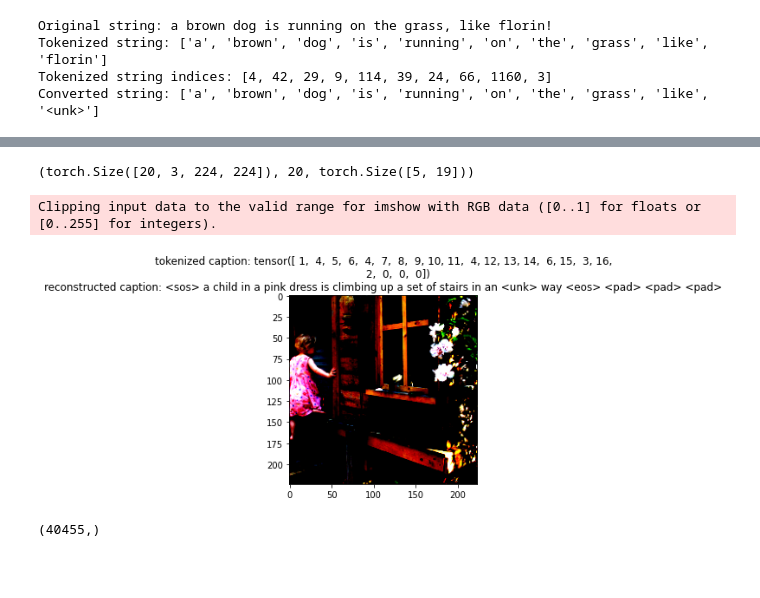
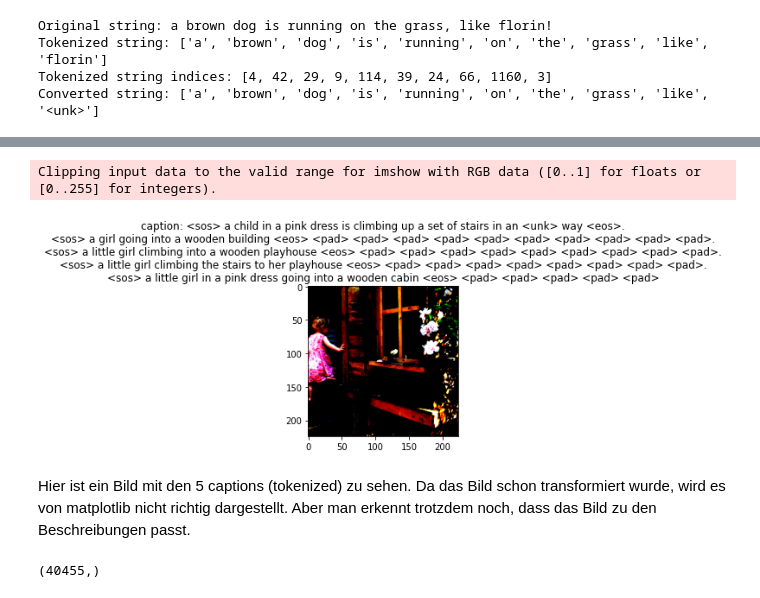
Before and after one commit to florinbarbisch/del, a Jupyter notebook: mc2.ipynb, the cells around one changed output, grey strips where cells are left out. Drawn from its saved outputs; the diff is of its cells as text; code cells hidden in the pictures; blank space fills up the shorter version.

```diff
--- a/mc2.ipynb
+++ b/mc2.ipynb
@@ -43,8 +48,8 @@ config = dict(
     embedding_dim = 512,
     hidden_dim = 512,
     lstm_layers = 1,
-    max_caption_length = 40,
-    beam_size = 5,
+    max_caption_length = 15,
+    beam_size = 2,
     seed = 42,
     debug = False,
 )
@@ -153,8 +175,12 @@ class Flickr8kDataset(Dataset):
         Args:
             root_dir (string): Directory with all the images.
             captions_file (string): Path to the txt file with captions.
+            image_ids (list): List of image ids to use.
+            tokenizer (callable): Tokenizer for captions.
+            vocab (Vocab): Vocab object.
             transform (callable, optional): Optional transform to be applied
                 on a image sample.
+            group_by_image (bool): Group captions by image. If True then each image will return all its captions.
         """
         self.root_dir = root_dir
         self.df = pd.read_csv(captions_file, delimiter='|')
@@ -204,7 +230,6 @@ class Flickr8kDataset(Dataset):
             img_name = list(self.images.keys())[idx]
             image = self.images[img_name]
             captions = self.df[self.df['image_name'] == img_name]['caption_text'].tolist()
-            #captions = torch.nn.utils.rnn.pad_sequence(captions, batch_first=True, padding_value=self.vocab.pad_idx)
             return image, captions
         else:
             caption, img_name = self.captions_image_names[idx]
@@ -226,39 +261,36 @@ class Collate:
+# %%
+data_loader_group_by_image = DataLoader(dataset_group_by_image,
+                         batch_size=config["batch_size"],
+                         shuffle=False,
+                         pin_memory=True,
+                         collate_fn=Collate(vocab.pad_idx))
+for i, (images, captions) in enumerate(data_loader_group_by_image):
+    token_captions = captions[0]
+    reconstructed_caption = [[vocab.idx_to_token(idx) for idx in token_caption] for token_caption in token_captions]
+    plt.imshow(images[0].permute(1, 2, 0))
+    strs = '.\n'.join([' '.join(cap) for cap in reconstructed_caption])
+    plt.title(f"caption: {strs}")
+    plt.tight_layout()
+    plt.show()
+    break
+# %% [output]
+Clipping input data to the valid range for imshow with RGB data ([0..1] for floats or [0..255] for integers).
+[figure, added]
+# %% [markdown]
+Hier ist ein Bild mit den 5 captions (tokenized) zu sehen. Da das Bild schon transformiert wurde, wird es von matplotlib nicht richtig dargestellt. Aber man erkennt trotzdem noch, dass das Bild zu den Beschreibungen passt.
 # %%
-group_by_image = True
-dataset = Flickr8kDataset(config["image_dir"],
+test_dataset = Flickr8kDataset(config["image_dir"],
                           config["caption_file"],
-                            None,
+                          None,
                           special_word_tokenizer.tokenize,
                           vocab,
                           models.ResNet50_Weights.IMAGENET1K_V1.transforms(),
-                          group_by_image=group_by_image)
-(dataset[0][0].shape, dataset[0][1])
-
-test_loader = DataLoader(dataset,
+                          group_by_image=False)
+test_data_loader = DataLoader(test_dataset,
                          batch_size=config["batch_size"],
                          shuffle=False,
                          pin_memory=True,
-                         collate_fn=Collate(vocab.pad_idx))# if not group_by_image else None)
-len(next(iter(test_loader))[1][0])
-next(iter(test_loader))[0].size(), len(next(iter(test_loader))[1]), next(iter(test_loader))[1][0].size()
+                         collate_fn=Collate(vocab.pad_idx))
-# %% [output]
-(torch.Size([20, 3, 224, 224]), 20, torch.Size([5, 19]))
-# %%
-test_loader = DataLoader(dataset,
-                         batch_size=config["batch_size"],
-                         shuffle=False,
-                         pin_memory=True,
-                         collate_fn=Collate(vocab.pad_idx))
-for i, (images, captions) in enumerate(test_loader):
-    token_caption = captions[0]
-    reconstructed_caption = [vocab.idx_to_token(idx) for idx in token_caption]
-    plt.imshow(images[0].permute(1, 2, 0))
-    plt.title(f"tokenized caption: {token_caption}\nreconstructed caption: {' '.join(reconstructed_caption)}")
-    plt.show()
-    break
-# %% [output]
-Clipping input data to the valid range for imshow with RGB data ([0..1] for floats or [0..255] for integers).
-[figure, removed]
 # %%
 # analyze the captions lengths
 lengths = []
```
Also changed, not shown: parts of 47 cells of this notebook.
